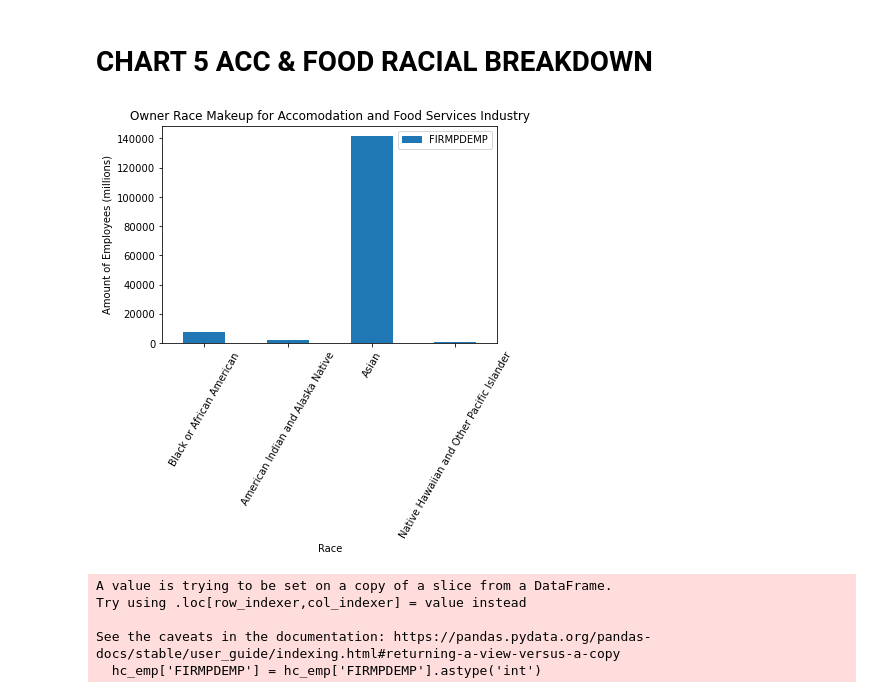
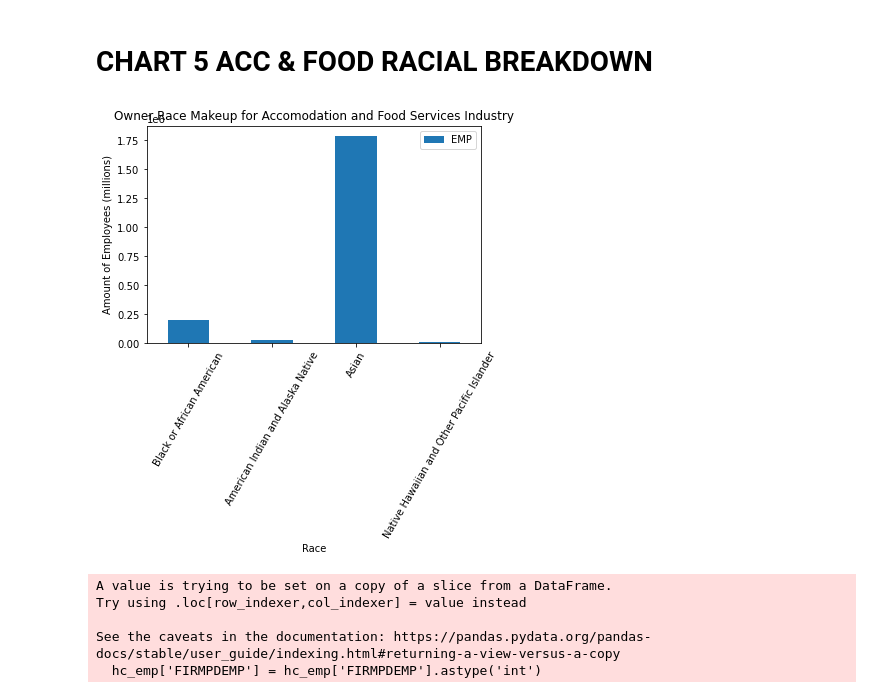
Before and after one commit to kylee-lapierre/group-assessment-census, a Jupyter notebook: erick-assessment.ipynb, the cells around one changed output. Saved outputs shown, nothing was run; the diff lists cells and outputs as text; code cells hidden in the pictures.

```diff
--- a/erick-assessment.ipynb
+++ b/erick-assessment.ipynb
@@ -539,14 +539,14 @@ emp_count_ethnicity
 # CHART 5 ACC & FOOD RACIAL BREAKDOWN
 # %%
 # food services racial breakdown
-emp_count_ethnicity.drop(emp_count_ethnicity.index[0]).plot(kind='bar',y='FIRMPDEMP', x='RACE_GROUP_LABEL')
+emp_count_ethnicity.drop(emp_count_ethnicity.index[0]).plot(kind='bar',y='EMP', x='RACE_GROUP_LABEL')
 plt.title('Owner Race Makeup for Accomodation and Food Services Industry')
 plt.ylabel('Amount of Employees (millions)')
 plt.xlabel('Race')
 plt.xticks(rotation=60)
 plt.savefig('FoodIndustryMinorities.jpg')
 # %% [output]
-[figure, old version]
+[figure, new version]
 # %%
 healthcare_emp = cb[(cb.QDESC == 'B01') &
              (cb.RACE_GROUP_LABEL != 'Total') &
```
